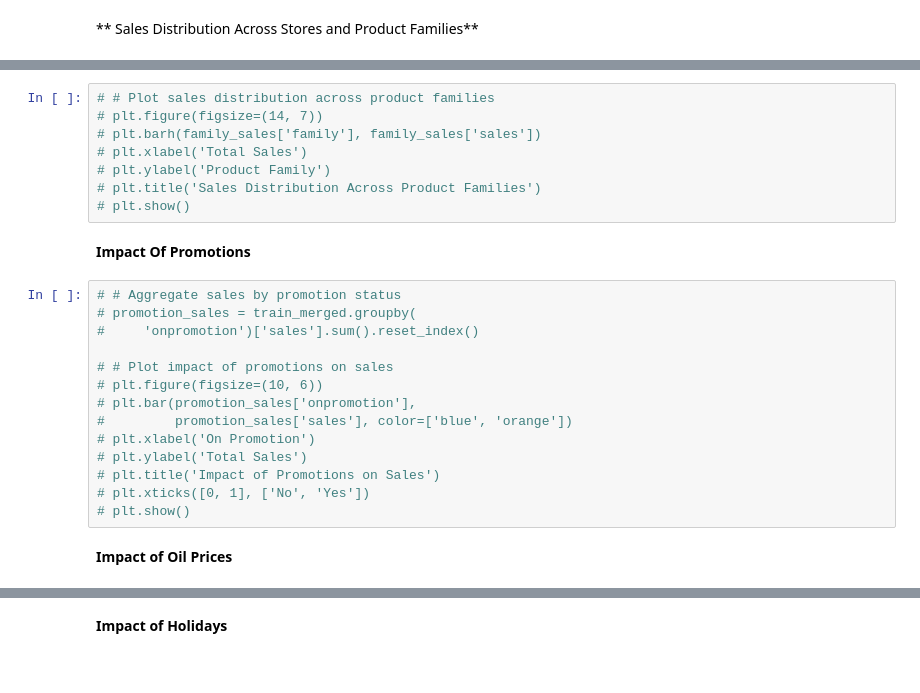
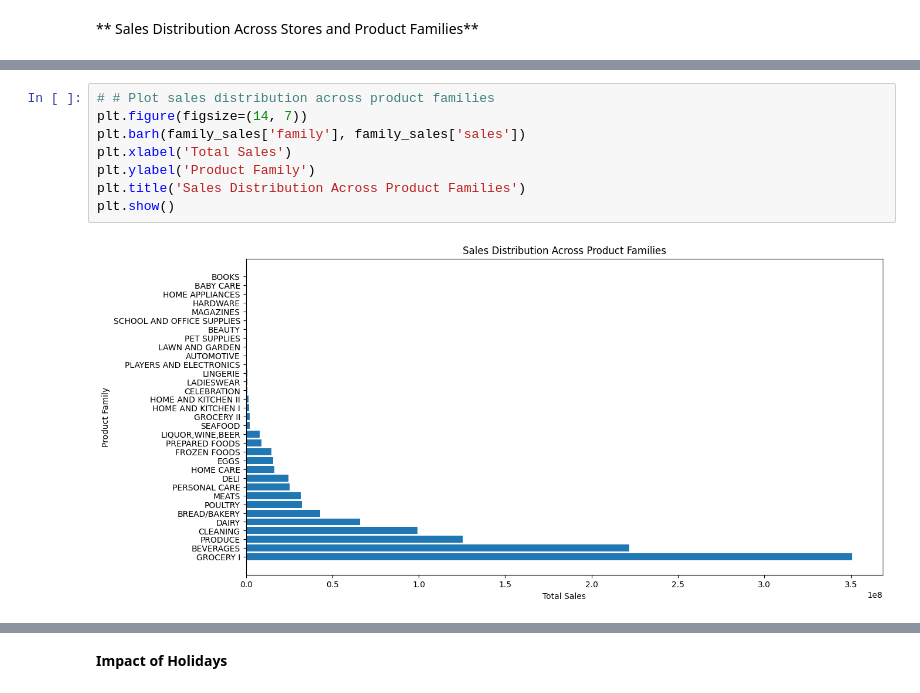
Before and after one commit to Sena-Aku-Agbotse/Time-Series-Regression, a Jupyter notebook: Notebook/main.ipynb, the cells around one changed output, grey strips where cells are left out. Saved outputs shown, nothing was run; the diff lists cells and outputs as text.

```diff
--- a/Notebook/main.ipynb
+++ b/Notebook/main.ipynb
@@ -355,26 +419,10 @@ test_merged['dayofweek'] = test_merged['date'].dt.dayofweek
 # %%
 # # Plot sales distribution across product families
-# plt.figure(figsize=(14, 7))
-# plt.barh(family_sales['family'], family_sales['sales'])
-# plt.xlabel('Total Sales')
-# plt.ylabel('Product Family')
-# plt.title('Sales Distribution Across Product Families')
-# plt.show()
+plt.figure(figsize=(14, 7))
+plt.barh(family_sales['family'], family_sales['sales'])
+plt.xlabel('Total Sales')
+plt.ylabel('Product Family')
+plt.title('Sales Distribution Across Product Families')
+plt.show()
+# %% [output]
+[figure, added]
-# %% [markdown]
-**Impact Of Promotions**
-# %%
-# # Aggregate sales by promotion status
-# promotion_sales = train_merged.groupby(
-#     'onpromotion')['sales'].sum().reset_index()
-
-# # Plot impact of promotions on sales
-# plt.figure(figsize=(10, 6))
-# plt.bar(promotion_sales['onpromotion'],
-#         promotion_sales['sales'], color=['blue', 'orange'])
-# plt.xlabel('On Promotion')
-# plt.ylabel('Total Sales')
-# plt.title('Impact of Promotions on Sales')
-# plt.xticks([0, 1], ['No', 'Yes'])
-# plt.show()
-# %% [markdown]
-**Impact of Oil Prices**
```
Also changed, not shown: parts of 90 cells of this notebook, 1 other file.
